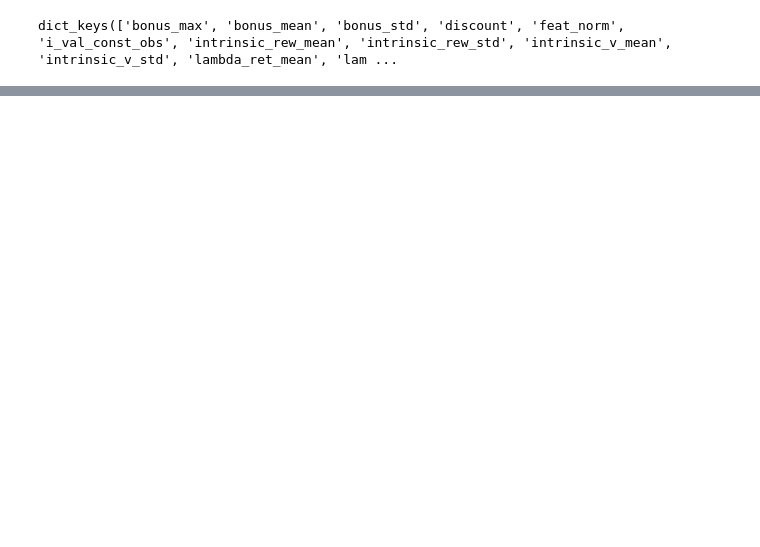
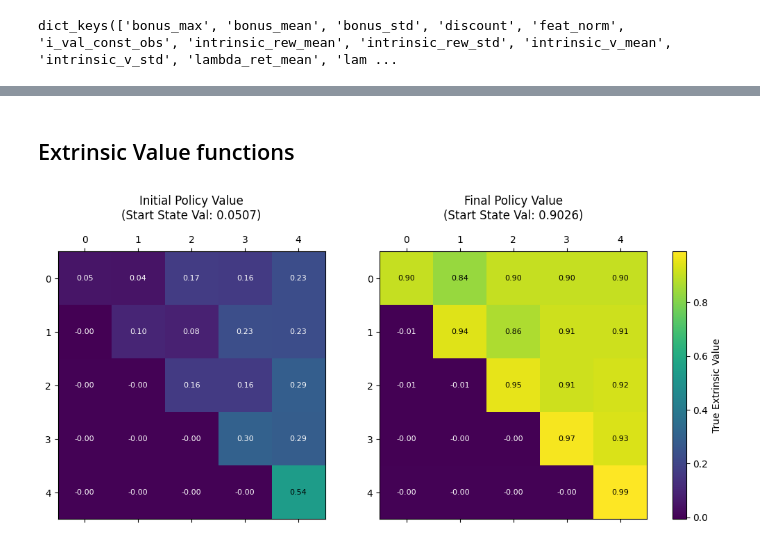
Before and after one commit to dillonmsandhu/td-avar-explore, a Jupyter notebook: deep/deepsea_v.ipynb, the cells around one changed output, grey strips where cells are left out. Saved outputs shown, nothing was run; the diff lists cells and outputs as text; code cells hidden in the pictures; blank space fills up the shorter version.

Commit message:
debug final plotting

```diff
--- a/deep/deepsea_v.ipynb
+++ b/deep/deepsea_v.ipynb
@@ -224,7 +1,8 @@ Value Grid Shape: (5, 5)
 # %%
+import jax.numpy as jnp
 from utils import load_run_data
 import matplotlib.pyplot as plt
-config, metrics = load_run_data("count_rew_prop/20260107_134635", "DeepSea-bsuite", 'results')
+config, metrics = load_run_data("count_rew_prop/20260107_135302", "DeepSea-bsuite", 'results')
 metrics.keys()
 # %% [output]
 dict_keys(['bonus_max', 'bonus_mean', 'bonus_std', 'discount', 'feat_norm', 'i_val_const_obs', 'intrinsic_rew_mean', 'intrinsic_rew_std', 'intrinsic_v_mean', 'intrinsic_v_std', 'lambda_ret_mean', 'lam ...
@@ -230,0 +17,40 @@ dict_keys(['bonus_max', 'bonus_mean', 'bonus_std', 'discount', 'feat_norm', 'i_v
+# %% [markdown]
+## Extrinsic Value functions
+# %%
+import matplotlib.pyplot as plt
+import numpy as np
+
+# 1. Extract Data
+initial_grid = metrics['v_e'][0][0]   # Shape (N, N)
+final_grid   = metrics['v_e'][0][5]  # Shape (N, N)
+
+# 2. Determine common color scale (Global Min/Max)
+vmin = min(initial_grid.min(), final_grid.min())
+vmax = max(initial_grid.max(), final_grid.max())
+
+# 3. Setup Plot
+fig, axes = plt.subplots(1, 2, figsize=(12, 5))
+
+# --- Plot Initial ---
+im1 = axes[0].matshow(initial_grid, vmin=vmin, vmax=vmax, cmap='viridis')
+axes[0].set_title(f"Initial Policy Value\n(Start State Val: {initial_grid[0,0]:.4f})", y=1.1)
+
+# --- Plot Final ---
+im2 = axes[1].matshow(final_grid, vmin=vmin, vmax=vmax, cmap='viridis')
+axes[1].set_title(f"Final Policy Value\n(Start State Val: {final_grid[0,0]:.4f})", y=1.1)
+
+# --- Shared Colorbar ---
+# We anchor the colorbar to both axes so it sits nicely on the right
+cbar = fig.colorbar(im1, ax=axes.ravel().tolist(), fraction=0.046, pad=0.04)
+cbar.set_label('True Extrinsic Value')
+
+# Optional: Add text annotations if grid is small (N <= 10)
+if initial_grid.shape[0] <= 10:
+    for (i, j), z in np.ndenumerate(initial_grid):
+        axes[0].text(j, i, f'{z:.2f}', ha='center', va='center', color='w' if z < vmax/2 else 'k', fontsize=8)
+    for (i, j), z in np.ndenumerate(final_grid):
+        axes[1].text(j, i, f'{z:.2f}', ha='center', va='center', color='w' if z < vmax/2 else 'k', fontsize=8)
+
+plt.show()
+# %% [output]
+[figure, added]
```
Also changed, not shown: parts of 19 cells of this notebook, 4 other files.
